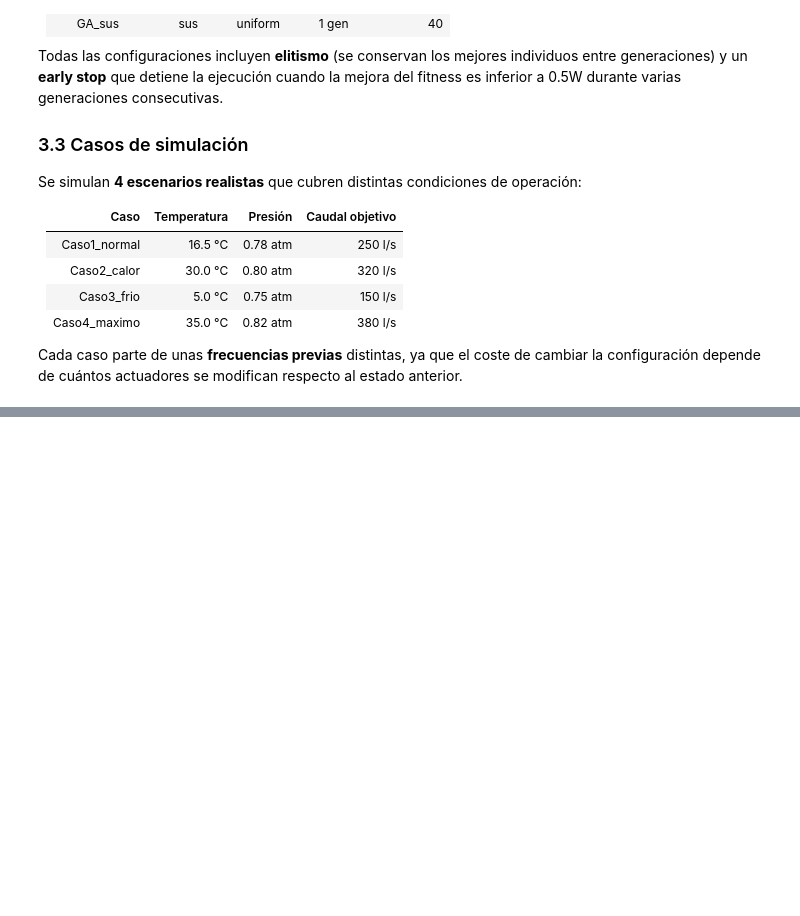
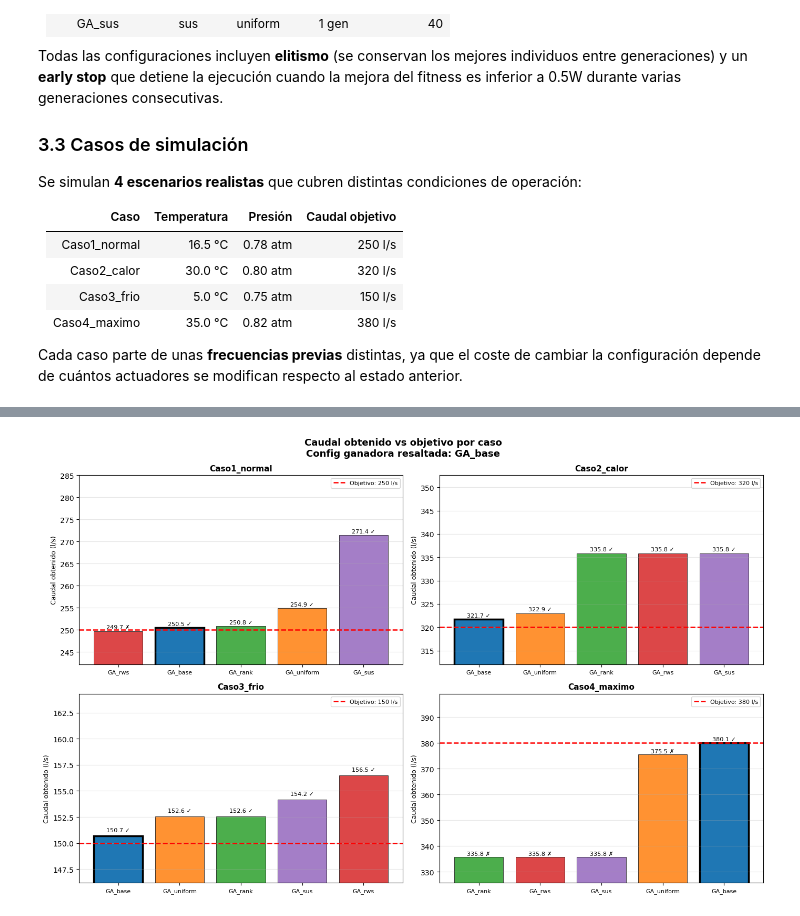
Before and after one commit to danielsoponaru/25_26_R8_Equipo_Naranja, a Jupyter notebook: Optimizacion_Compresores.ipynb, the cells around one changed output, grey strips where cells are left out. Cells and saved outputs as stored; diff of their text form; code cells hidden in the pictures; blank space fills up the shorter version.

```diff
--- a/Optimizacion_Compresores.ipynb
+++ b/Optimizacion_Compresores.ipynb
@@ -611,0 +714,60 @@ plot_genes_mejor_solucion(historial_fitness, casos, df_res, modelos, caudales, n
+# %%
+def plot_caudal_vs_objetivo(df_res, config_ganadora):
+    casos_nombres = df_res["Caso"].unique()
+    colores       = {c: list(mcolors.TABLEAU_COLORS.values())[i]
+                     for i, c in enumerate(df_res["Config_GA"].unique())}
+
+    fig, axes = plt.subplots(2, 2, figsize=(14, 9))
+    axes = axes.flatten()
+
+    for idx, caso in enumerate(casos_nombres):
+        ax      = axes[idx]
+        df_caso = df_res[df_res["Caso"] == caso].sort_values("Caudal_ls")
+        obj     = df_caso["Objetivo_ls"].iloc[0]
+
+        bars = ax.bar(
+            df_caso["Config_GA"],
+            df_caso["Caudal_ls"],
+            color=[colores[c] for c in df_caso["Config_GA"]],
+            edgecolor="black",
+            linewidth=0.6,
+            alpha=0.85,
+        )
+
+        for bar, config in zip(bars, df_caso["Config_GA"]):
+            if config == config_ganadora:
+                bar.set_edgecolor("black")
+                bar.set_linewidth(2.5)
+                bar.set_alpha(1.0)
+
+        for bar, row in zip(bars, df_caso.itertuples()):
+            sufijo = " ✓" if row.Cumple == "✓" else " ✗"
+            ax.text(
+                bar.get_x() + bar.get_width() / 2,
+                bar.get_height() + 0.3,
+                f"{row.Caudal_ls:.1f}{sufijo}",
+                ha="center", va="bottom", fontsize=8,
+            )
+
+        ax.axhline(obj, color="red", linewidth=1.8, linestyle="--",
+                   label=f"Objetivo: {obj} l/s")
+
+        ax.set_title(caso, fontweight="bold", fontsize=11)
+        ax.set_ylabel("Caudal obtenido (l/s)", fontsize=9)
+        ax.tick_params(axis="x", labelsize=8)
+        ax.legend(fontsize=8)
+        ax.grid(True, axis="y", alpha=0.3)
+
+        ymin = df_caso["Caudal_ls"].min()
+        ax.set_ylim(ymin * 0.97, max(df_caso["Caudal_ls"].max(), obj) * 1.05)
+
+    fig.suptitle(
+        f"Caudal obtenido vs objetivo por caso\nConfig ganadora resaltada: {config_ganadora}",
+        fontsize=13, fontweight="bold"
+    )
+    plt.tight_layout()
+    plt.show()
+
+plot_caudal_vs_objetivo(df_res, config_ganadora)
+# %% [output]
+[figure, added]
```
Also changed, not shown: parts of 11 cells of this notebook.
